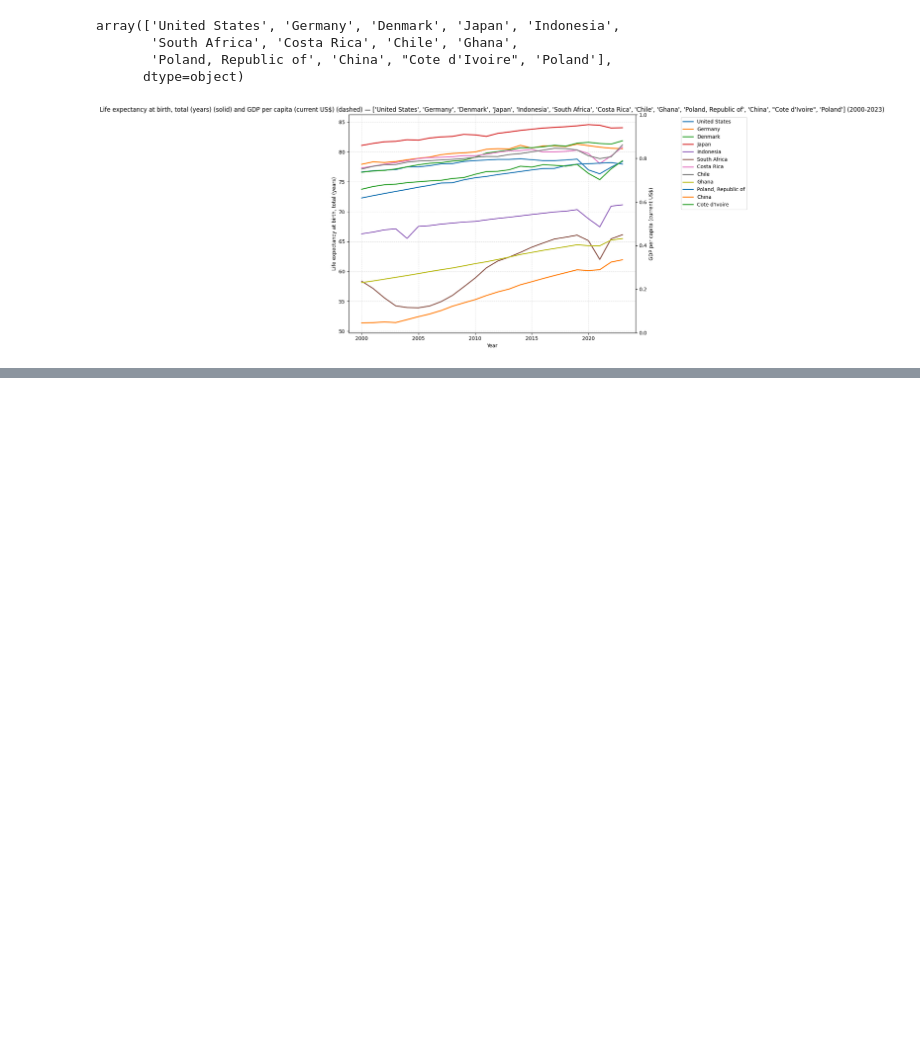
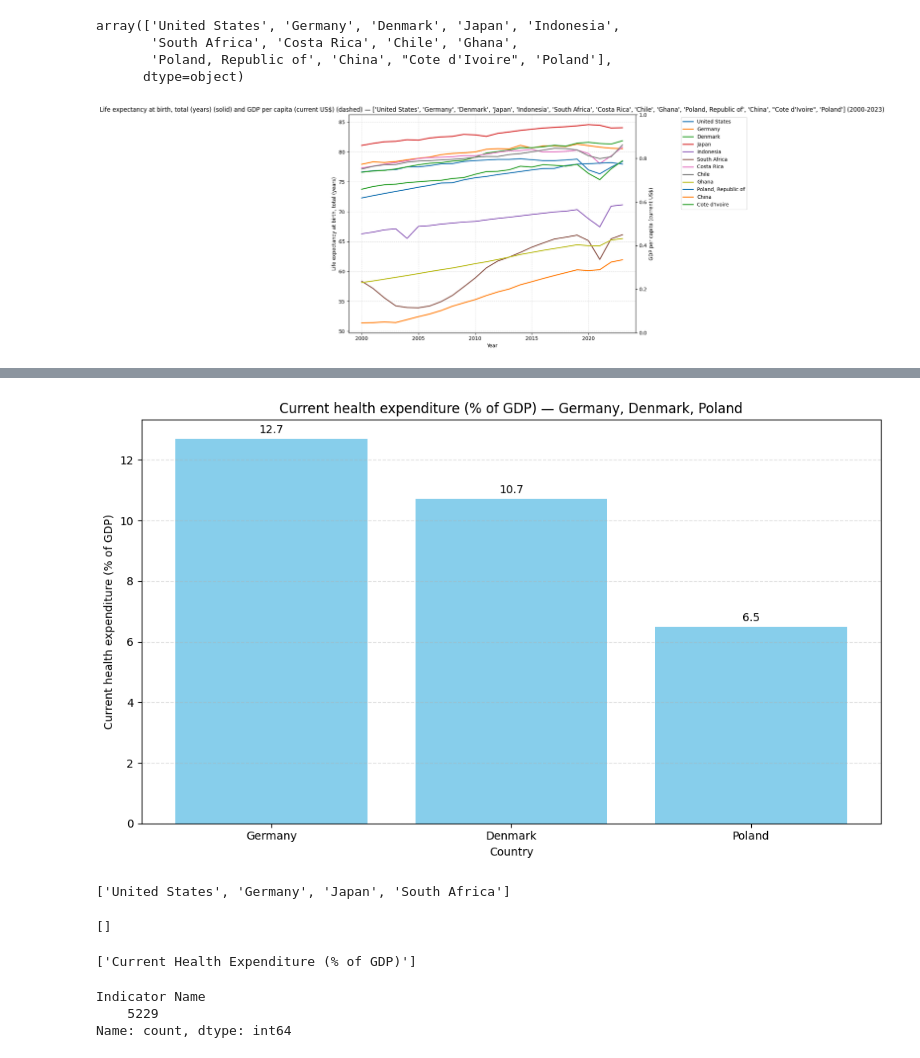
Before and after one commit to MDYCK12/Well-Being-Economics-, a Jupyter notebook: Notebooks/Katharina2.ipynb, the cells around one changed output, grey strips where cells are left out. Saved outputs shown, nothing was run; the diff lists cells and outputs as text; code cells hidden in the pictures; blank space fills up the shorter version.

```diff
--- a/Notebooks/Katharina2.ipynb
+++ b/Notebooks/Katharina2.ipynb
@@ -249,0 +348,12 @@ Name: count, dtype: int64
+# %%
+countries_new_europe = ["Germany", "Denmark", "Poland"]
+indicator = "Current health expenditure (% of GDP)"
+year = 2020
+
+plot_indicator_bar(df, countries_new_europe, indicator, year)
+# %% [output]
+[figure, added]
+# %%
+countries
+# %% [output]
+['United States', 'Germany', 'Japan', 'South Africa']
@@ -249,0 +381,14 @@ Name: count, dtype: int64
+# %%
+[col for col in df.columns if "current health expenditure (% of gdp)" in col.lower()]
+# %% [output]
+[]
+# %%
+['Current Health Expenditure (% of GDP)']
+# %% [output]
+['Current Health Expenditure (% of GDP)']
+# %%
+df['Indicator Name'].value_counts()
+# %% [output]
+Indicator Name
+    5229
+Name: count, dtype: int64
```
Also changed, not shown: parts of 23 cells of this notebook.
